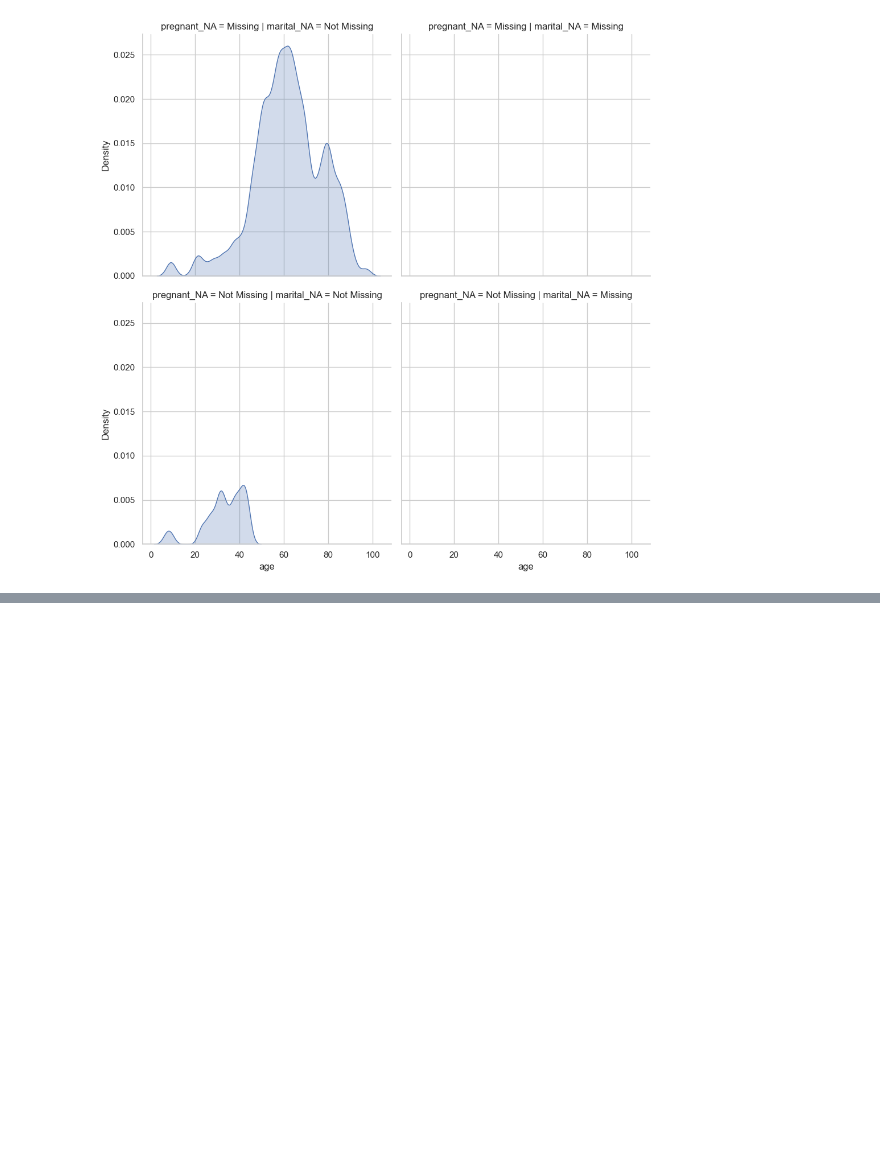
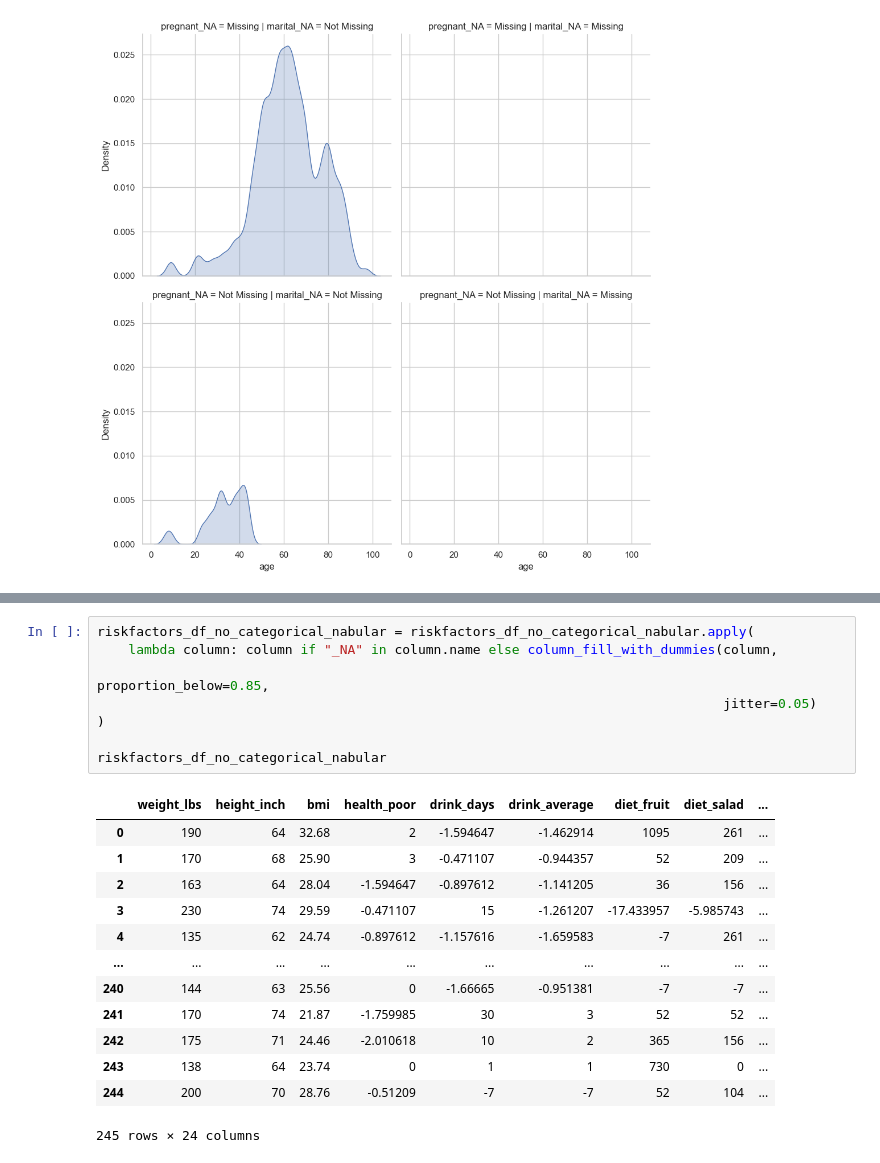
Before and after one commit to PedroRgz/Curso-Manejo-de-datos-faltantes, a Jupyter notebook: Manejo de datos faltantes: Exploración.ipynb, the cells around one changed output, grey strips where cells are left out. Drawn from its saved outputs; the diff is of its cells as text; blank space fills up the shorter version.

```diff
--- a/Manejo de datos faltantes: Exploración.ipynb
+++ b/Manejo de datos faltantes: Exploración.ipynb
@@ -1741,0 +1898,22 @@ sns.displot(
+# %%
+riskfactors_df_no_categorical_nabular = riskfactors_df_no_categorical_nabular.apply(
+    lambda column: column if "_NA" in column.name else column_fill_with_dummies(column,
+                                                                                proportion_below=0.85,
+                                                                                jitter=0.05)
+)
+
+riskfactors_df_no_categorical_nabular
+# %% [output]
+|  | weight_lbs | height_inch | bmi | health_poor | drink_days | drink_average | diet_fruit | diet_salad | ... |
+| 0 | 190 | 64 | 32.68 | 2 | -1.594647 | -1.462914 | 1095 | 261 | ... |
+| 1 | 170 | 68 | 25.90 | 3 | -0.471107 | -0.944357 | 52 | 209 | ... |
+| 2 | 163 | 64 | 28.04 | -1.594647 | -0.897612 | -1.141205 | 36 | 156 | ... |
+| 3 | 230 | 74 | 29.59 | -0.471107 | 15 | -1.261207 | -17.433957 | -5.985743 | ... |
+| 4 | 135 | 62 | 24.74 | -0.897612 | -1.157616 | -1.659583 | -7 | 261 | ... |
+| ... | ... | ... | ... | ... | ... | ... | ... | ... | ... |
+| 240 | 144 | 63 | 25.56 | 0 | -1.66665 | -0.951381 | -7 | -7 | ... |
+| 241 | 170 | 74 | 21.87 | -1.759985 | 30 | 3 | 52 | 52 | ... |
+| 242 | 175 | 71 | 24.46 | -2.010618 | 10 | 2 | 365 | 156 | ... |
+| 243 | 138 | 64 | 23.74 | 0 | 1 | 1 | 730 | 0 | ... |
+| 244 | 200 | 70 | 28.76 | -0.51209 | -7 | -7 | 52 | 104 | ... |
+245 rows × 24 columns
```
Also changed, not shown: parts of 13 cells of this notebook.
